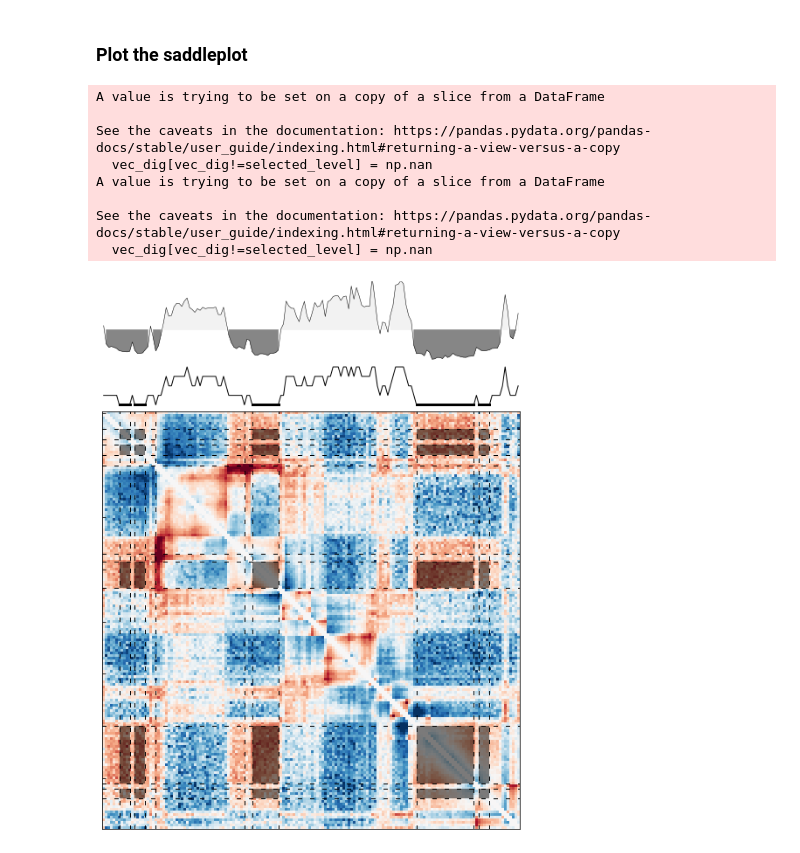
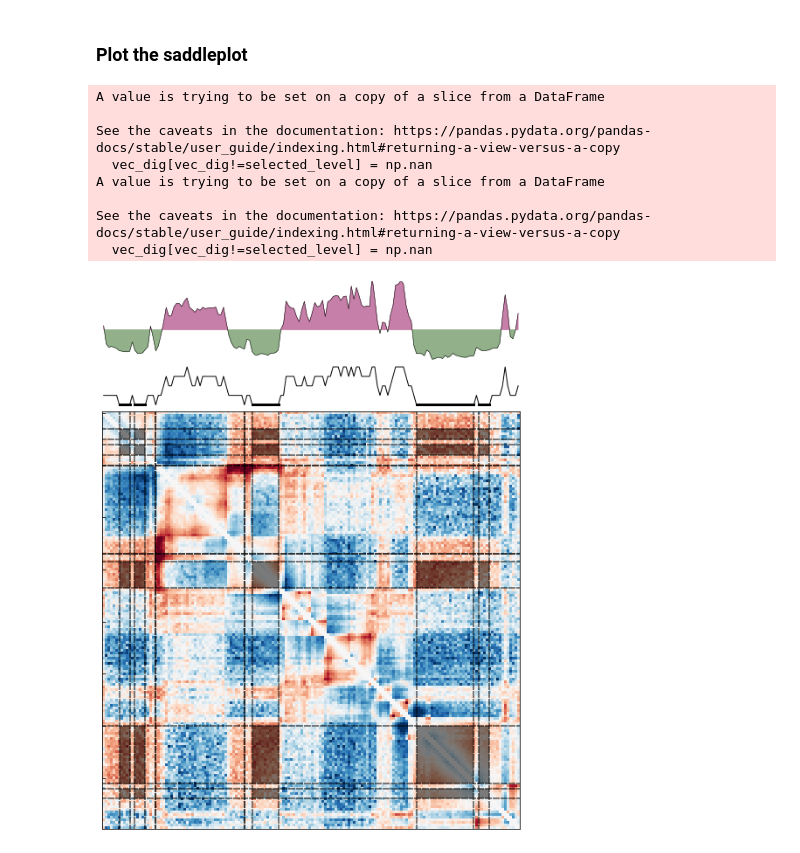
Before and after one commit to open2c/open2c_vignettes, a Jupyter notebook: cooltools_manuscript/compartments_and_saddles.ipynb, the cells around one changed output. Drawn from its saved outputs; the diff is of its cells as text; code cells hidden in the pictures.

Commit message:
Compartments pink-green update

```diff
--- a/cooltools_manuscript/compartments_and_saddles.ipynb
+++ b/cooltools_manuscript/compartments_and_saddles.ipynb
@@ -176,0 +197,33 @@ cmap = mpl.cm.get_cmap('Greys', 10)
+# %%
+fig, axes = plt.subplots(nrows=3, **dict(figsize=(10,6), facecolor="white"))
+
+
+# Plot GC content:
+vec = gc_cov['GC']
+axes[1].plot(np.arange(vec.size), vec, linewidth=4, color='orange')
+
+
+# Plot unflipped EVs:
+vec = -df_eigvec.loc[:, "E1"]
+cols=[cmap_greys(0.15), cmap_greys(0.5)]
+
+axes[0].plot(np.arange(vec.size), vec, linewidth=0.5, color='k')
+th = 0 # np.median(vec)
+axes[0].fill_between(np.arange(vec.size), vec, th, where=(vec >= th), color=cols[0], interpolate=True)
+axes[0].fill_between(np.arange(vec.size), vec, th, where=(vec <= th), color=cols[1], interpolate=True)
+
+
+# Plot flipped EVs:
+vec = vector = df_eigvec.loc[:, "E1"]
+cols=[cmap(0.0), cmap(1.0)]
+
+axes[2].plot(np.arange(vec.size), vec, linewidth=0.5, color='k')
+th = 0 # np.median(vec)
+axes[2].fill_between(np.arange(vec.size), vec, th, where=(vec >= th), color=cols[0], alpha=0.5, interpolate=True)
+axes[2].fill_between(np.arange(vec.size), vec, th, where=(vec <= th), color=cols[1], alpha=0.5, interpolate=True)
+
+format_plot(axes[0], [0, vec.size], null_labels_y=False)
+format_plot(axes[1], [0, vec.size], null_labels_y=False)
+format_plot(axes[2], [0, vec.size], null_labels_y=False)
+
+# plt.savefig("flipping.pdf")
@@ -267,12 +322,15 @@ def vecvalue_tospans(vec, value):
     return list( zip(d2, d1) )
 # %%
 import matplotlib.patches as patches
+# %%
+cmap_greys = mpl.cm.get_cmap('Greys', 10)
+cmap = mpl.cm.get_cmap('PiYG', 20)
 # %%
 selected_level = 1
 
 fig, axs = plt.subplots(ncols=1, tight_layout=True, **dict(figsize=(9,9), facecolor="white"))
 
-vspan_kwd = dict(color="black", edgecolor="black", linewidth=1, linestyle=(0,(4,10))) # alpha=0.3,
+vspan_kwd = dict(color="black", edgecolor="black", linewidth=2, linestyle=(0, (2.5, 2)),  alpha=0.5)
 
 ax = axs
 
@@ -314,40 +372,40 @@ ax2 = divider.append_axes("top", size="10%", pad=0.08, sharex=ax)
 ax1 = divider.append_axes("top", size="20%", pad=0.00, sharex=ax)
 
 ax1.plot(np.arange(vec.size), vec, linewidth=0.5, color='k')
-ax1.fill_between(np.arange(vec.size), vec, np.median(vec), where=(vec>=np.median(vec)), color=cmap(0.15))
-ax1.fill_between(np.arange(vec.size), vec, np.median(vec), where=(vec<=np.median(vec)), color=cmap(0.5))
+ax1.fill_between(np.arange(vec.size), vec, np.median(vec), where=(vec>=np.median(vec)), color=cmap(0.0), interpolate=True, alpha=0.5)
+ax1.fill_between(np.arange(vec.size), vec, np.median(vec), where=(vec<=np.median(vec)), color=cmap(1.0), interpolate=True, alpha=0.5)
 ax1.set_ylim((-1.2, 1.2))
 
 ax2.plot(np.arange(vec_dig.size), vec_dig, linewidth=1, color='k')
 
 vec_dig[vec_dig!=selected_level] = np.nan
 ax2.plot(np.arange(vec_dig.size), vec_dig, linewidth=3, color='k')
 
 
 ax1.set_xticklabels([])
 ax1.set_yticklabels([])
 ax1.set_xticks([])
 ax1.set_yticks([])
 ax1.grid(False)
 ax1.set_frame_on(False)
 
 ax2.set_xticklabels([])
 ax2.set_yticklabels([])
 ax2.set_xticks([])
 ax2.set_yticks([])
 ax2.grid(False)
 ax2.set_frame_on(False)
 
 ax.grid(False)
 
-plt.savefig("compartmental-areas.pdf")
+# plt.savefig("compartmental-areas.pdf")
 # %% [output]
 A value is trying to be set on a copy of a slice from a DataFrame
 
 See the caveats in the documentation: https://pandas.pydata.org/pandas-docs/stable/user_guide/indexing.html#returning-a-view-versus-a-copy
   vec_dig[vec_dig!=selected_level] = np.nan
 A value is trying to be set on a copy of a slice from a DataFrame
 
 See the caveats in the documentation: https://pandas.pydata.org/pandas-docs/stable/user_guide/indexing.html#returning-a-view-versus-a-copy
   vec_dig[vec_dig!=selected_level] = np.nan
-[figure, old version]
+[figure, new version]
```
Also changed, not shown: parts of 9 cells of this notebook.
